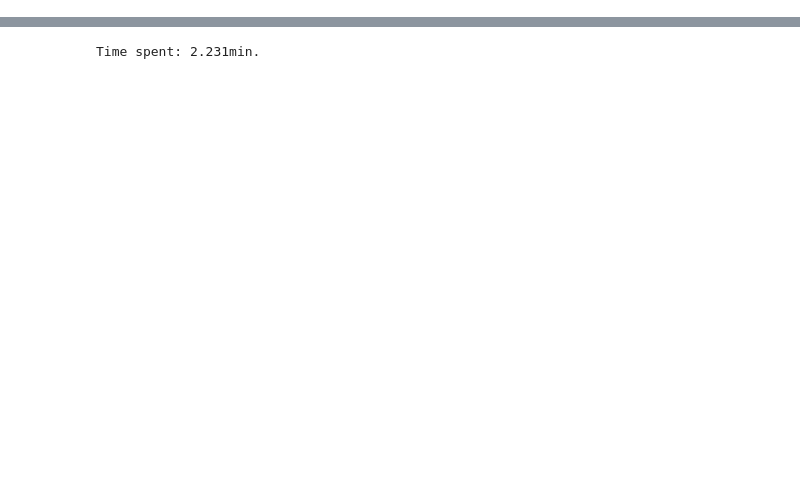
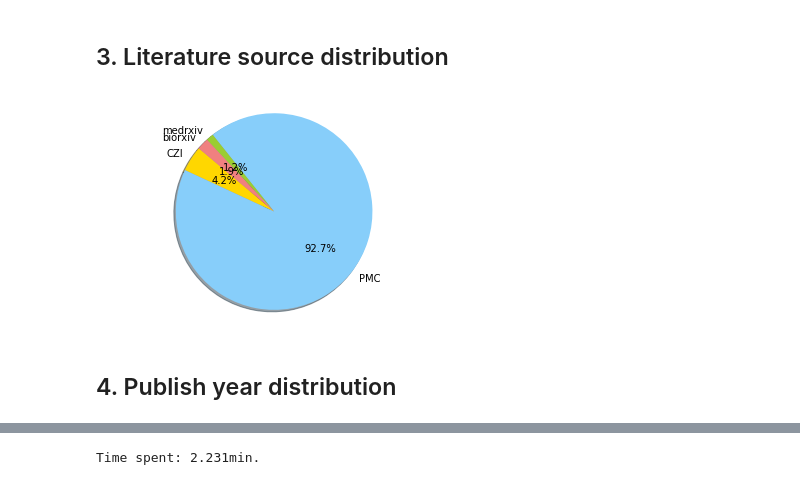
Before and after one commit to evasnow1992/kaggleCOVID-19, a Jupyter notebook: task_related_literature_retrieval_tfidf.ipynb, the cells around one changed output, grey strips where cells are left out. Saved outputs shown, nothing was run; the diff lists cells and outputs as text; code cells hidden in the pictures; blank space fills up the shorter version.

```diff
--- a/task_related_literature_retrieval_tfidf.ipynb
+++ b/task_related_literature_retrieval_tfidf.ipynb
@@ -23,0 +31,6 @@ Two-level tf-idf literature retrieval.
+# %%
+#metaDataPath = "/kaggle/input/CORD-19-research-challenge/2020-03-13/all_sources_metadata_2020-03-13.csv"
+metaDataPath = "~/Downloads/2020-03-13/all_sources_metadata_2020-03-13.csv"
+metaData = pd.read_csv(metaDataPath, header = 0)
+print("The number of articles: " + str(metaData.shape[0]))
+metaData.head()
@@ -23,0 +65,22 @@ Two-level tf-idf literature retrieval.
+# %% [markdown]
+## 3. Literature source distribution
+# %%
+sourceDic = collections.defaultdict(int)
+for s in metaData["source_x"][metaData["source_x"].notnull()]:
+    sourceDic[s] += 1
+sizes = []
+explode = []
+labels = []
+for s in sourceDic:
+    sizes.append(sourceDic[s])
+    explode.append(0)
+    labels.append(s)
+# %%
+colors = ['gold', 'lightskyblue', 'yellowgreen', 'lightcoral']
+plt.pie(sizes, explode=explode, labels=labels, colors = colors, autopct='%1.1f%%', shadow=True, startangle=140)
+plt.axis('equal')
+plt.show()
+# %% [output]
+[figure, added]
+# %% [markdown]
+## 4. Publish year distribution
```
Also changed, not shown: parts of 64 cells of this notebook, 1 other file.
